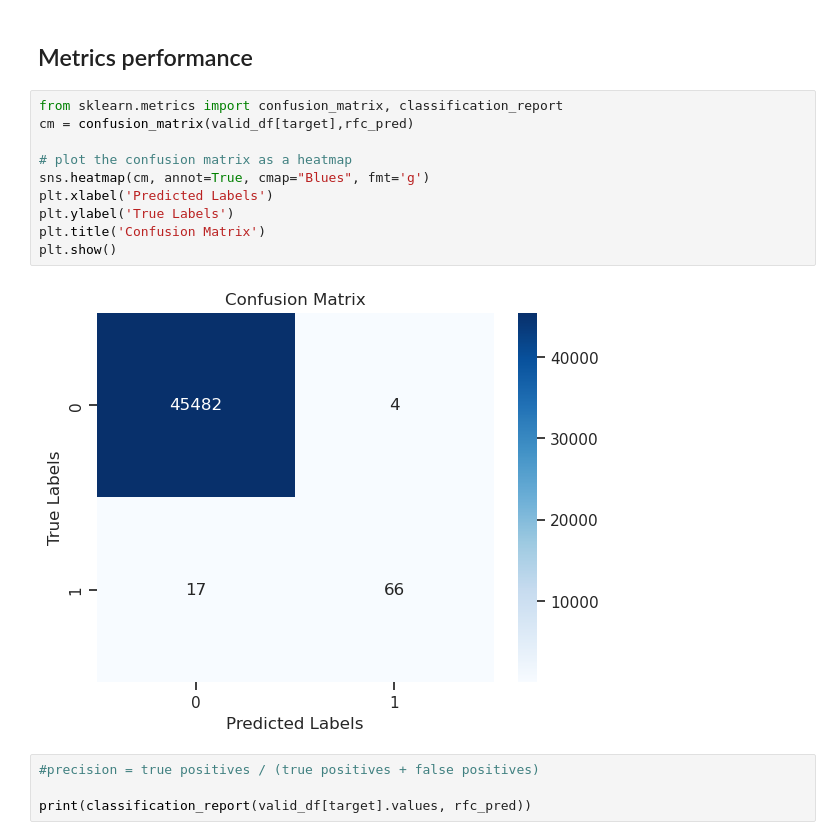
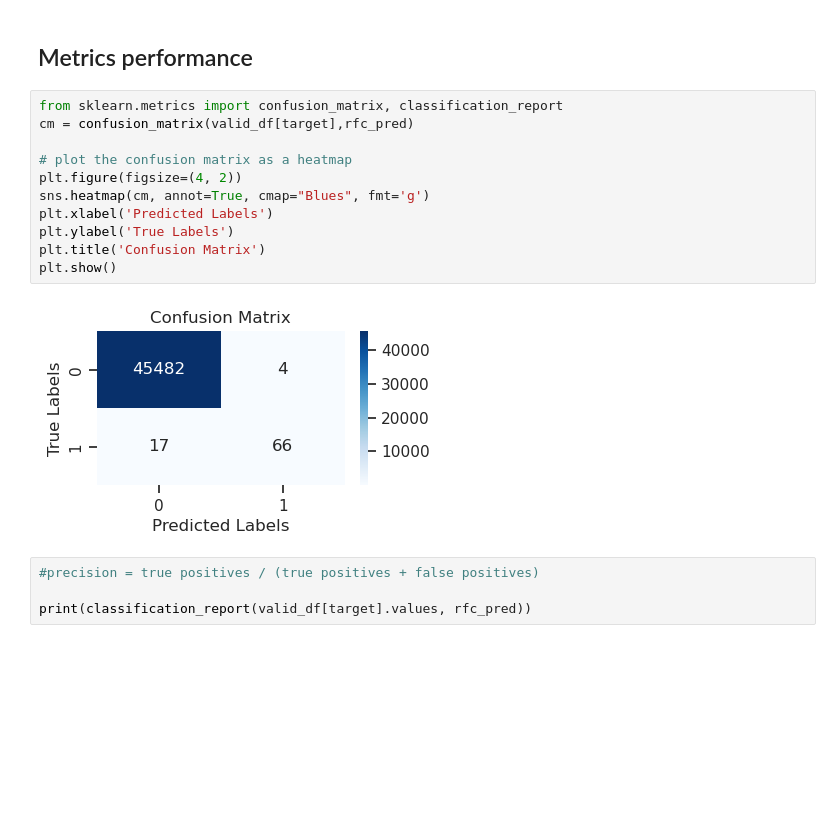
Before and after one commit to MittalMonika/DataScience, a Jupyter notebook: fruadcreditcarddetection.ipynb, the cells around one changed output. Saved outputs shown, nothing was run; the diff lists cells and outputs as text; blank space fills up the shorter version.

```diff
--- a/fruadcreditcarddetection.ipynb
+++ b/fruadcreditcarddetection.ipynb
@@ -356,15 +354,16 @@ plt.show()
 # %%
 from sklearn.metrics import confusion_matrix, classification_report
 cm = confusion_matrix(valid_df[target],rfc_pred)
 
 # plot the confusion matrix as a heatmap
+plt.figure(figsize=(4, 2))
 sns.heatmap(cm, annot=True, cmap="Blues", fmt='g')
 plt.xlabel('Predicted Labels')
 plt.ylabel('True Labels')
 plt.title('Confusion Matrix')
 plt.show()
 # %% [output]
-[figure, old version]
+[figure, new version]
 # %%
 #precision = true positives / (true positives + false positives)
 
```
Also changed, not shown: parts of 10 cells of this notebook.
